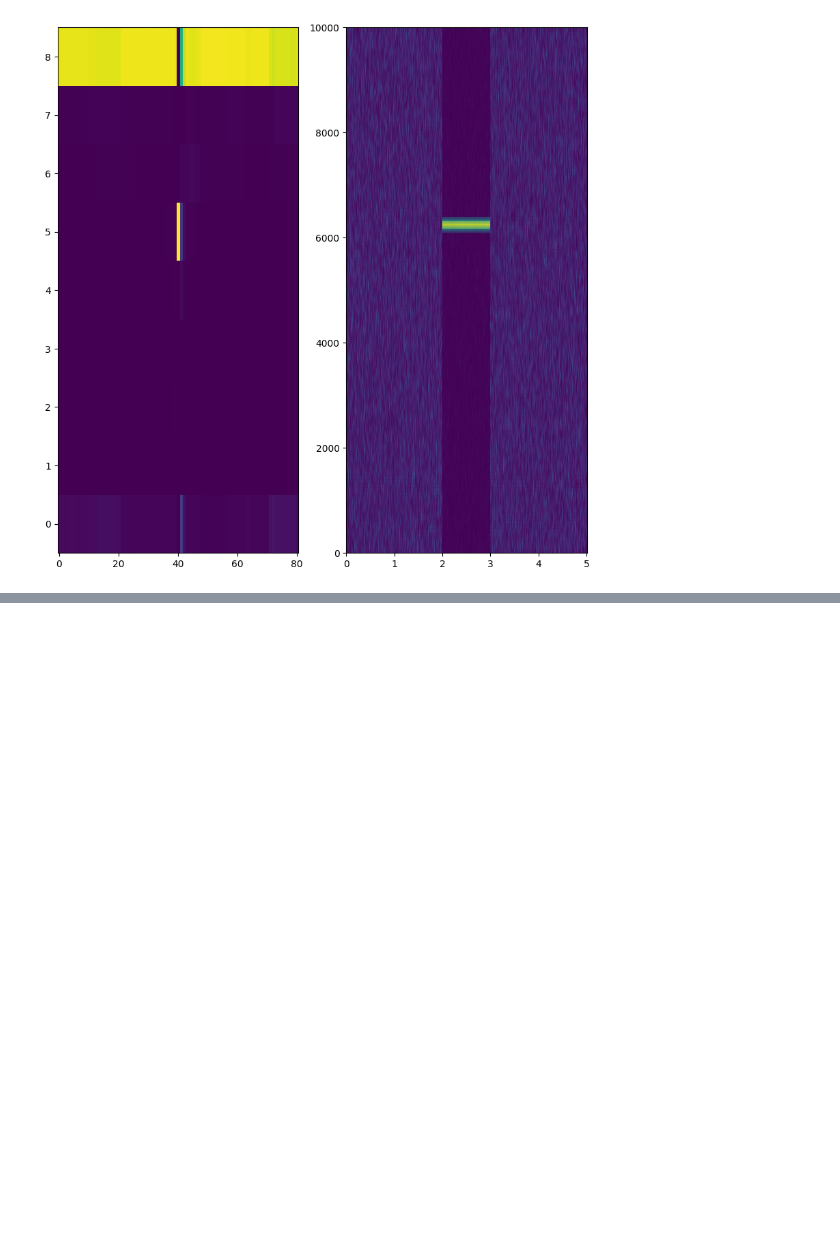
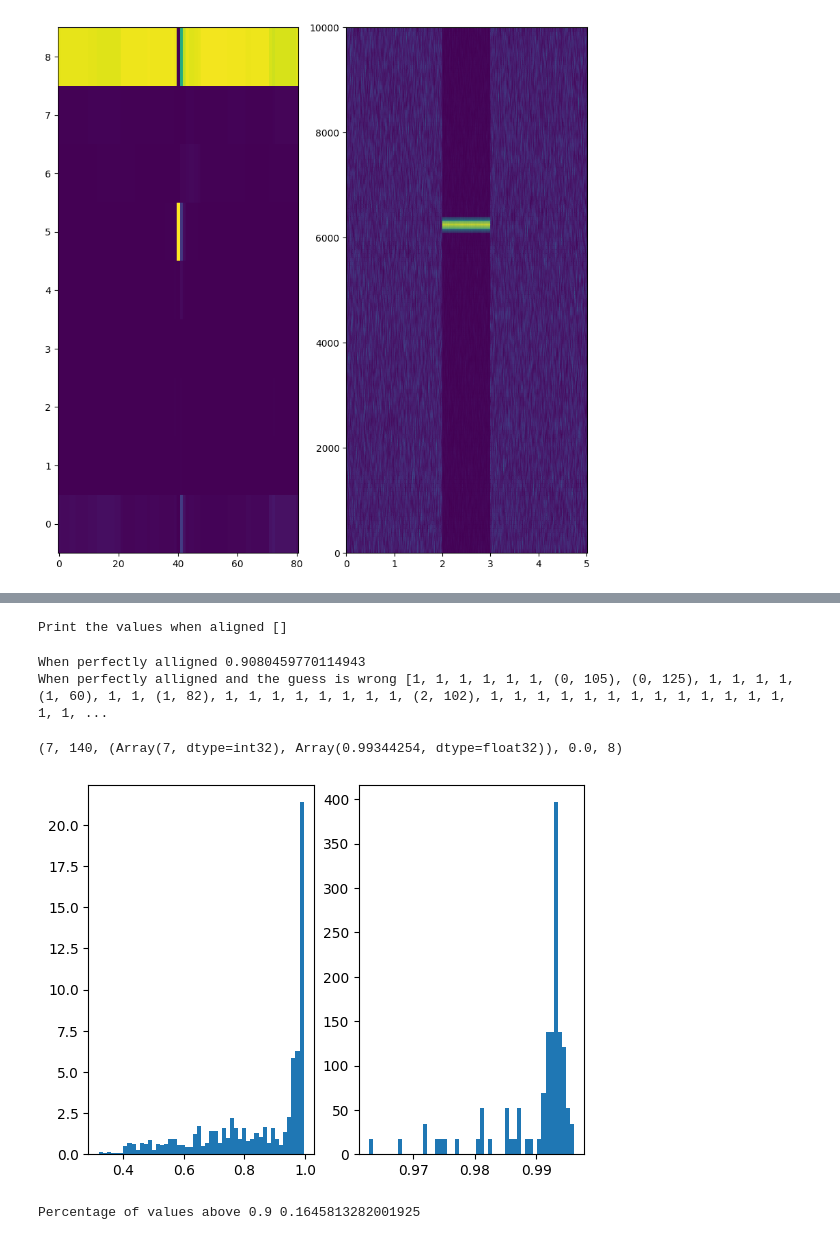
Before and after one commit to AppelEater/jax_machinelearning, a Jupyter notebook: testing_five_symbols.ipynb, the cells around one changed output, grey strips where cells are left out. Cells and saved outputs as stored; diff of their text form; code cells hidden in the pictures; blank space fills up the shorter version.

```diff
--- a/testing_five_symbols.ipynb
+++ b/testing_five_symbols.ipynb
@@ -409,0 +486,10 @@ Power of signal 5: 1.0
+# %%
+# Count the amount of transitions and where they end up, excluding the same symbol
+transitions2 = np.zeros(10)
+for k in a:
+    for x in k:
+         if type(x[4]) == np.ndarray:
+            if x[4][0] != x[4][1]:
+                transitions2[x[4][1]] += 1
+                print(x)
+print(f"Transitions count for each end point {transitions2}")
@@ -409,0 +514,40 @@ Power of signal 5: 1.0
+# %%
+print(f"Print the values when aligned {[]}")
+# %% [output]
+Print the values when aligned []
+# %%
+aligned_guess_and_values = []
+for idk, k in enumerate(a):
+    for idx, x in enumerate(k):
+        if type(x[4]) != np.ndarray:
+            aligned_guess_and_values.append((x[2][0], x[4], (idk, idx)))
+# Percentage of correct guesses
+print(f"When perfectly alligned {np.mean([x[0] == x[1] for x in aligned_guess_and_values])}")
+
+# Print the values of the wrong guess
+print(f"When perfectly alligned and the guess is wrong {[ x[2] if x[0] != x[1]  else 1 for x in aligned_guess_and_values]}")
+a[7][102]
+# %% [output]
+When perfectly alligned 0.9080459770114943
+When perfectly alligned and the guess is wrong [1, 1, 1, 1, 1, 1, (0, 105), (0, 125), 1, 1, 1, 1, (1, 60), 1, 1, (1, 82), 1, 1, 1, 1, 1, 1, 1, 1, (2, 102), 1, 1, 1, 1, 1, 1, 1, 1, 1, 1, 1, 1, 1, 1, 1, ...
+(7, 140, (Array(7, dtype=int32), Array(0.99344254, dtype=float32)), 0.0, 8)
+# %%
+values_when_relative_offset_about_zero = []
+values_when_relative_offset_are_zero = []
+for k in a:
+    for x in k:
+        if x[3] > 0:
+            values_when_relative_offset_about_zero.append(x[2][1])
+        else:
+            values_when_relative_offset_are_zero.append(x[2][1])
+
+values_when_relative_offset_about_zero = np.array(values_when_relative_offset_about_zero)
+
+fig, ax = plt.subplots(1,2)
+ax[0].hist(values_when_relative_offset_about_zero, bins=50, density=True)
+ax[1].hist(values_when_relative_offset_are_zero, bins=50, density=True)
+plt.show()
+print(f"Percentage of values above 0.9 {np.sum(values_when_relative_offset_about_zero > 0.99)/len(values_when_relative_offset_about_zero)}")
+# %% [output]
+[figure, added]
+Percentage of values above 0.9 0.1645813282001925
```
Also changed, not shown: parts of 12 cells of this notebook.
